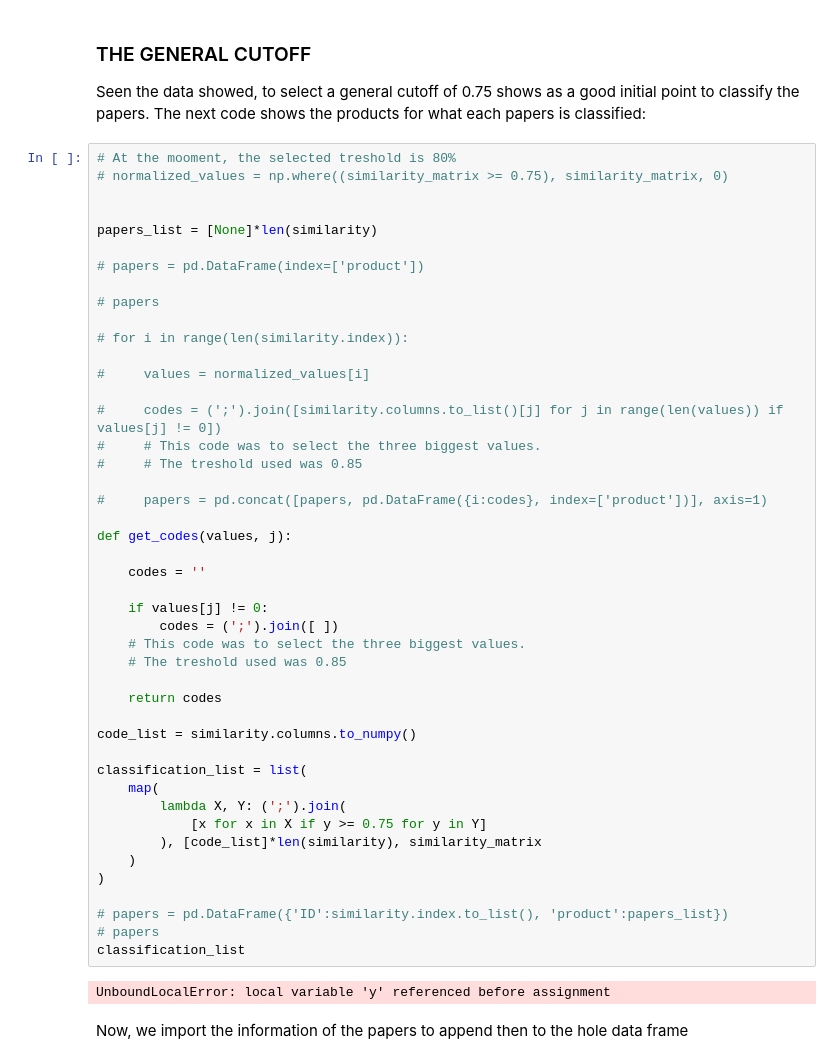
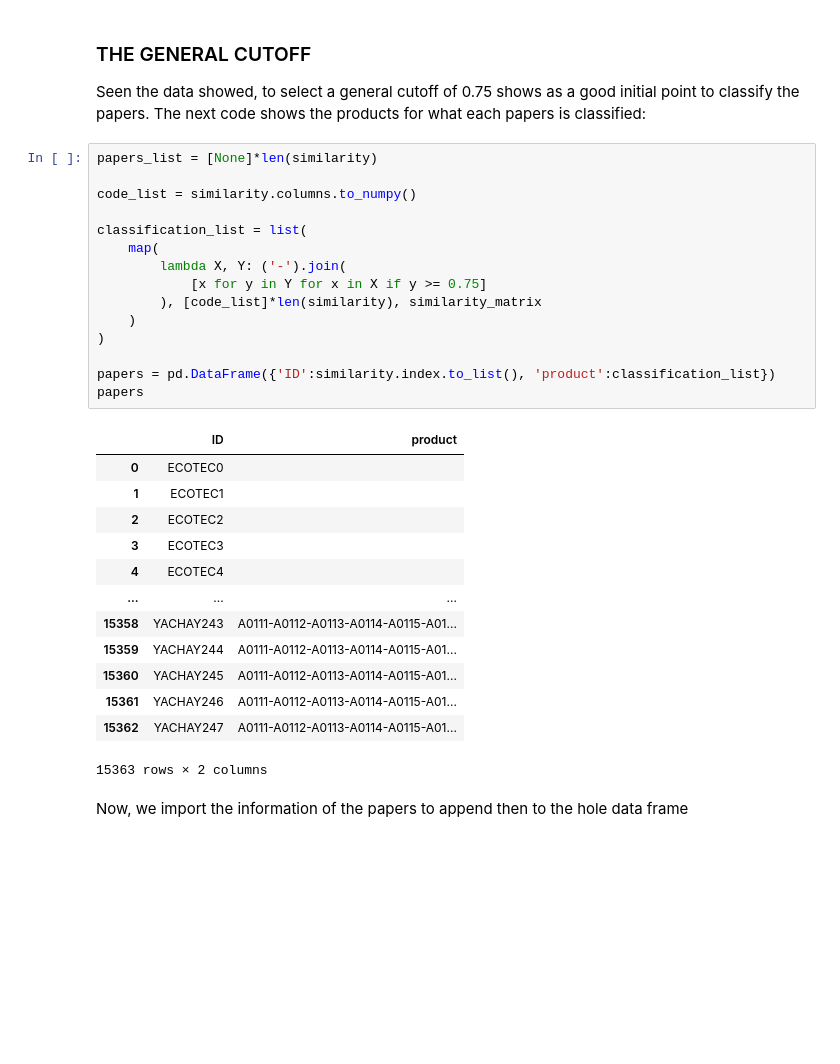
Before and after one commit to elmarcellotc/undergradute-thesis, a Jupyter notebook: application/documentation/similarity_cutoff.ipynb, the cells around one changed output. Saved outputs shown, nothing was run; the diff lists cells and outputs as text; blank space fills up the shorter version.

```diff
--- a/application/documentation/similarity_cutoff.ipynb
+++ b/application/documentation/similarity_cutoff.ipynb
@@ -128,52 +127,34 @@ The value that shows the mean plus the standard deviation is at the cutoff:
 ### THE GENERAL CUTOFF
 
 Seen the data showed, to select a general cutoff of 0.75 shows as a good initial point to classify the papers. The next code shows the products for what each papers is classified:
-# %%
-# At the mooment, the selected treshold is 80%
-# normalized_values = np.where((similarity_matrix >= 0.75), similarity_matrix, 0)
-
-
-papers_list = [None]*len(similarity)
-
-# papers = pd.DataFrame(index=['product'])
-
-# papers
-
-# for i in range(len(similarity.index)):
-
-#     values = normalized_values[i]
-
-#     codes = (';').join([similarity.columns.to_list()[j] for j in range(len(values)) if values[j] != 0])
-#     # This code was to select the three biggest values.
-#     # The treshold used was 0.85
-
-#     papers = pd.concat([papers, pd.DataFrame({i:codes}, index=['product'])], axis=1)
-
-def get_codes(values, j):
-
-    codes = ''
-
-    if values[j] != 0:
-        codes = (';').join([ ])
-    # This code was to select the three biggest values.
-    # The treshold used was 0.85
-
-    return codes
-
-code_list = similarity.columns.to_numpy()
-
-classification_list = list(
-    map(
-        lambda X, Y: (';').join(
-            [x for x in X if y >= 0.75 for y in Y]
-        ), [code_list]*len(similarity), similarity_matrix
-    )
-)
-
-# papers = pd.DataFrame({'ID':similarity.index.to_list(), 'product':papers_list})
-# papers
-classification_list
-# %% [output]
-UnboundLocalError: local variable 'y' referenced before assignment
+# %%
+papers_list = [None]*len(similarity)
+
+code_list = similarity.columns.to_numpy()
+
+classification_list = list(
+    map(
+        lambda X, Y: ('-').join(
+            [x for y in Y for x in X if y >= 0.75]
+        ), [code_list]*len(similarity), similarity_matrix
+    )
+)
+
+papers = pd.DataFrame({'ID':similarity.index.to_list(), 'product':classification_list})
+papers
+# %% [output]
+|  | ID | product |
+| 0 | ECOTEC0 |  |
+| 1 | ECOTEC1 |  |
+| 2 | ECOTEC2 |  |
+| 3 | ECOTEC3 |  |
+| 4 | ECOTEC4 |  |
+| ... | ... | ... |
+| 15358 | YACHAY243 | A0111-A0112-A0113-A0114-A0115-A01... |
+| 15359 | YACHAY244 | A0111-A0112-A0113-A0114-A0115-A01... |
+| 15360 | YACHAY245 | A0111-A0112-A0113-A0114-A0115-A01... |
+| 15361 | YACHAY246 | A0111-A0112-A0113-A0114-A0115-A01... |
+| 15362 | YACHAY247 | A0111-A0112-A0113-A0114-A0115-A01... |
+15363 rows × 2 columns
 # %% [markdown]
 Now, we import the information of the papers to append then to the hole data frame
```
Also changed, not shown: parts of 10 cells of this notebook, 7 other files.
